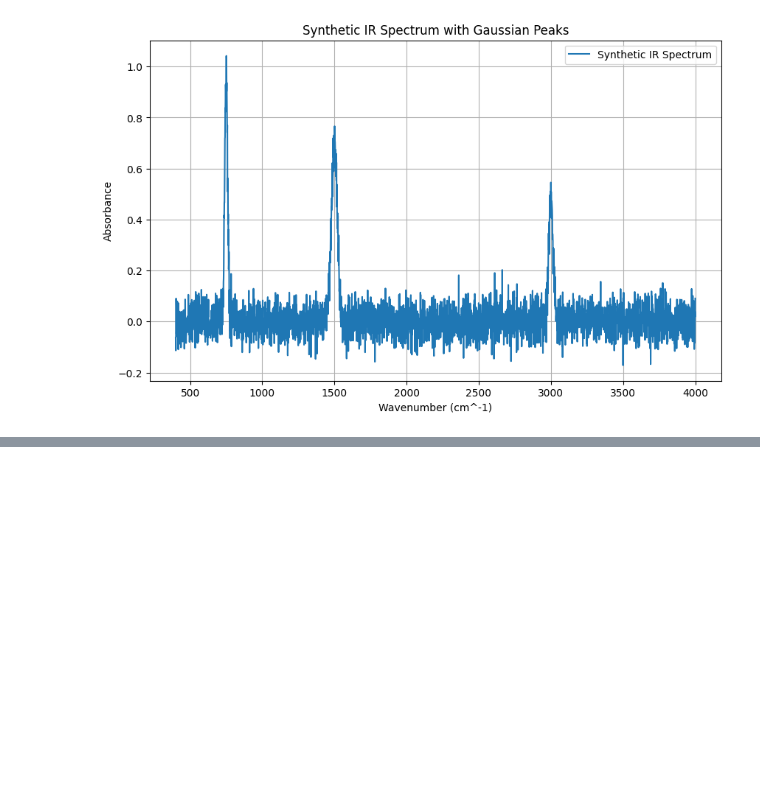
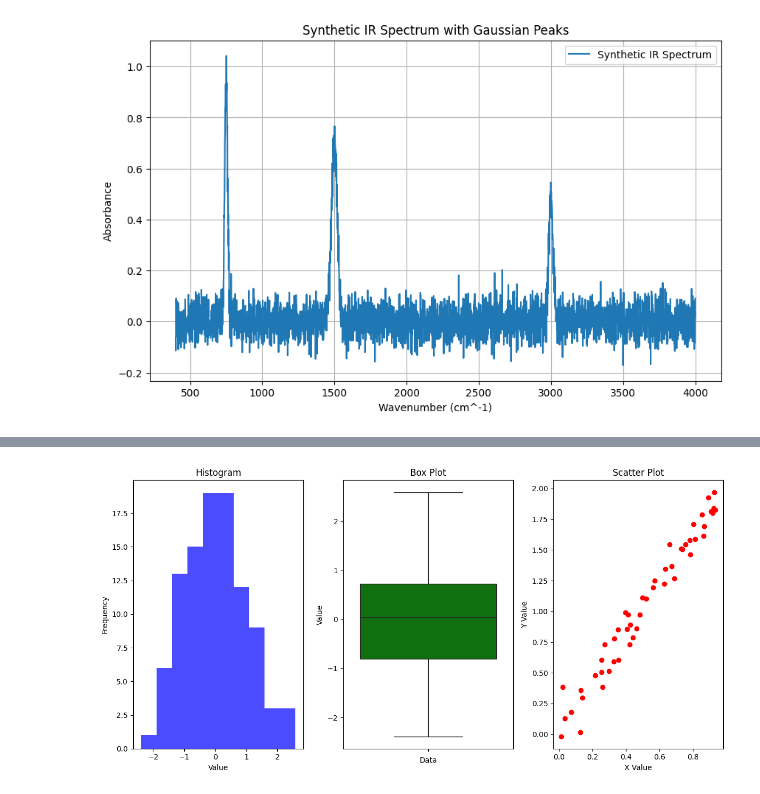
Before and after one commit to MehrdadJalali-AI/Statistics-and-Machine-Learning, a Jupyter notebook: C1_Statistics.ipynb, the cells around one changed output, grey strips where cells are left out. Saved outputs shown, nothing was run; the diff lists cells and outputs as text; code cells hidden in the pictures; blank space fills up the shorter version.

```diff
--- a/C1_Statistics.ipynb
+++ b/C1_Statistics.ipynb
@@ -194,0 +431,36 @@ plt.show()
+# %%
+import matplotlib.pyplot as plt
+import seaborn as sns
+import numpy as np
+
+# Creating sample data
+data = np.random.normal(size=100)  # Sample data for histogram and box plot
+x = np.random.rand(50)
+y = x * 2 + np.random.normal(0, 0.1, 50)  # Related variables for scatter plot
+
+# Histogram
+plt.figure(figsize=(12, 6))
+plt.subplot(131)
+plt.hist(data, bins=10, color='blue', alpha=0.7)
+plt.title('Histogram')
+plt.xlabel('Value')
+plt.ylabel('Frequency')
+
+# Box Plot
+plt.subplot(132)
+sns.boxplot(data=data, color='green')
+plt.title('Box Plot')
+plt.xlabel('Data')
+plt.ylabel('Value')
+
+# Scatter Plot
+plt.subplot(133)
+plt.scatter(x, y, color='red')
+plt.title('Scatter Plot')
+plt.xlabel('X Value')
+plt.ylabel('Y Value')
+
+plt.tight_layout()
+plt.show()
+# %% [output]
+[figure, added]
```
Also changed, not shown: parts of 16 cells of this notebook.
